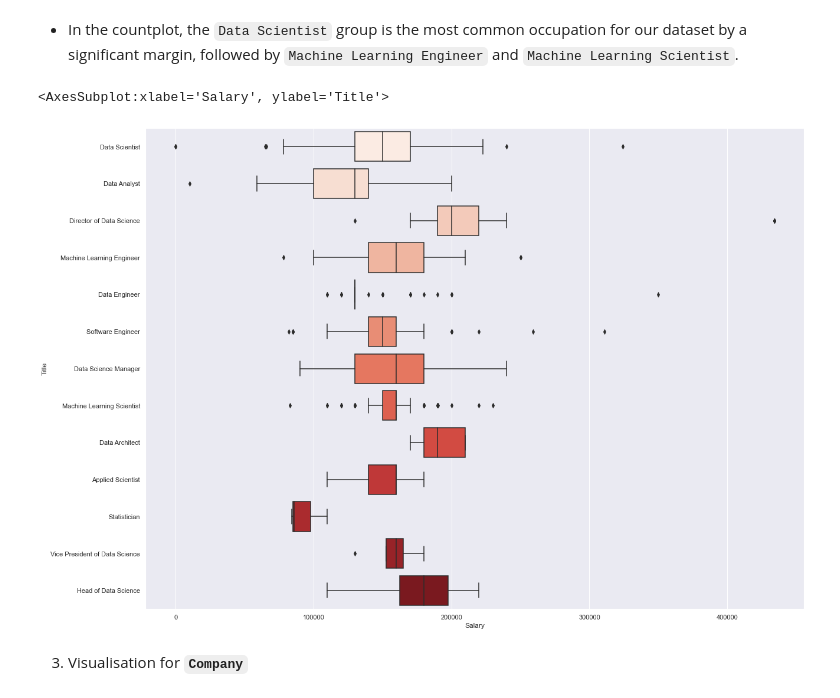
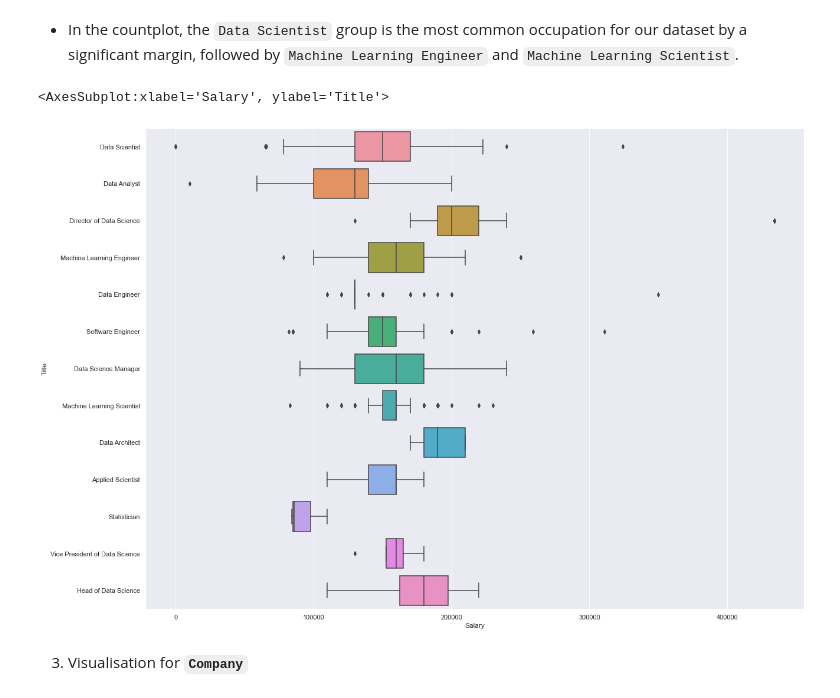
Before and after one commit to Junzhee/SC1015, a Jupyter notebook: mini_project/Data Science Job Postings and Salaries Analysis.ipynb, the cells around one changed output. Saved outputs shown, nothing was run; the diff lists cells and outputs as text; code cells hidden in the pictures.

```diff
--- a/mini_project/Data Science Job Postings and Salaries Analysis.ipynb
+++ b/mini_project/Data Science Job Postings and Salaries Analysis.ipynb
@@ -227,10 +219,10 @@ plt.show()
 - In the countplot, the `Data Scientist` group is the most common occupation for our dataset by a significant margin, followed by `Machine Learning Engineer` and `Machine Learning Scientist`.
 # %%
 f, axes = plt.subplots(figsize=(20, 15))
-sns.boxplot(x = 'Salary', y = 'Title', data = df_staff, palette="Reds")
+sns.boxplot(x = 'Salary', y = 'Title', data = df_staff)
 # %% [output]
 <AxesSubplot:xlabel='Salary', ylabel='Title'>
-[figure, old version]
+[figure, new version]
 # %% [markdown]
 3. Visualisation for **`Company`**
 # %%
```
Also changed, not shown: parts of 20 cells of this notebook, 5 other files.
